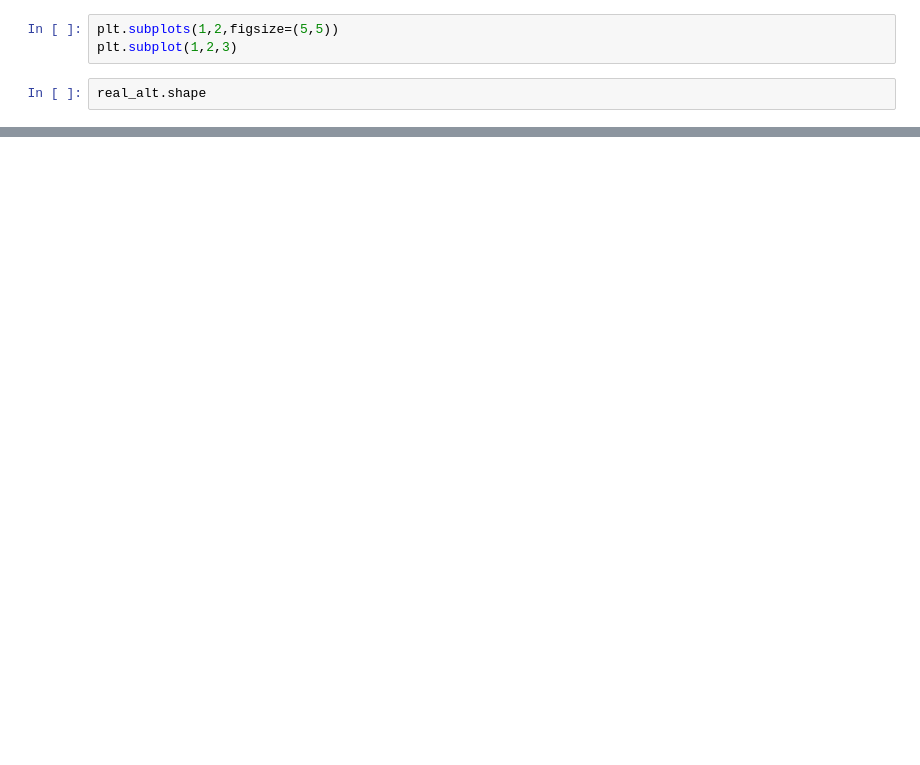
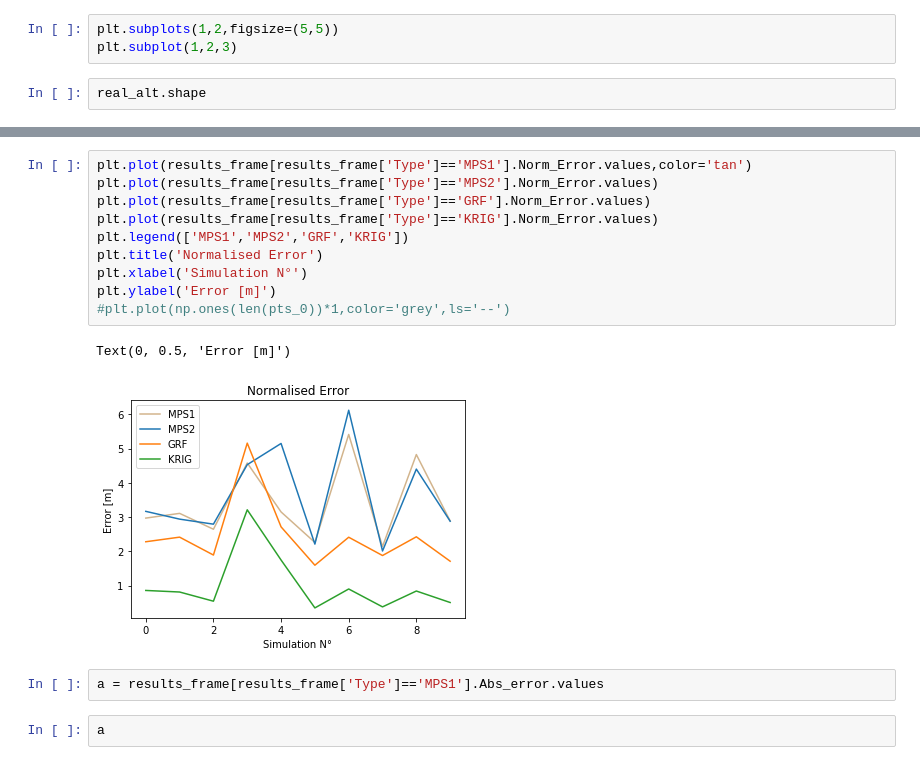
Before and after one commit to valDallalba/Tsanfleuron_geostatistical_baserock_estimation_paper, a Jupyter notebook: 05_postSimulation.ipynb, the cells around one changed output, grey strips where cells are left out. Saved outputs shown, nothing was run; the diff lists cells and outputs as text; blank space fills up the shorter version.

```diff
--- a/05_postSimulation.ipynb
+++ b/05_postSimulation.ipynb
@@ -101,0 +119,17 @@ for ide in all_output:
+# %%
+plt.plot(results_frame[results_frame['Type']=='MPS1'].Norm_Error.values,color='tan')
+plt.plot(results_frame[results_frame['Type']=='MPS2'].Norm_Error.values)
+plt.plot(results_frame[results_frame['Type']=='GRF'].Norm_Error.values)
+plt.plot(results_frame[results_frame['Type']=='KRIG'].Norm_Error.values)
+plt.legend(['MPS1','MPS2','GRF','KRIG'])
+plt.title('Normalised Error')
+plt.xlabel('Simulation N°')
+plt.ylabel('Error [m]')
+#plt.plot(np.ones(len(pts_0))*1,color='grey',ls='--')
+# %% [output]
+Text(0, 0.5, 'Error [m]')
+[figure, added]
+# %%
+a = results_frame[results_frame['Type']=='MPS1'].Abs_error.values
+# %%
+a
```
Also changed, not shown: parts of 11 cells of this notebook, 6 other files.
